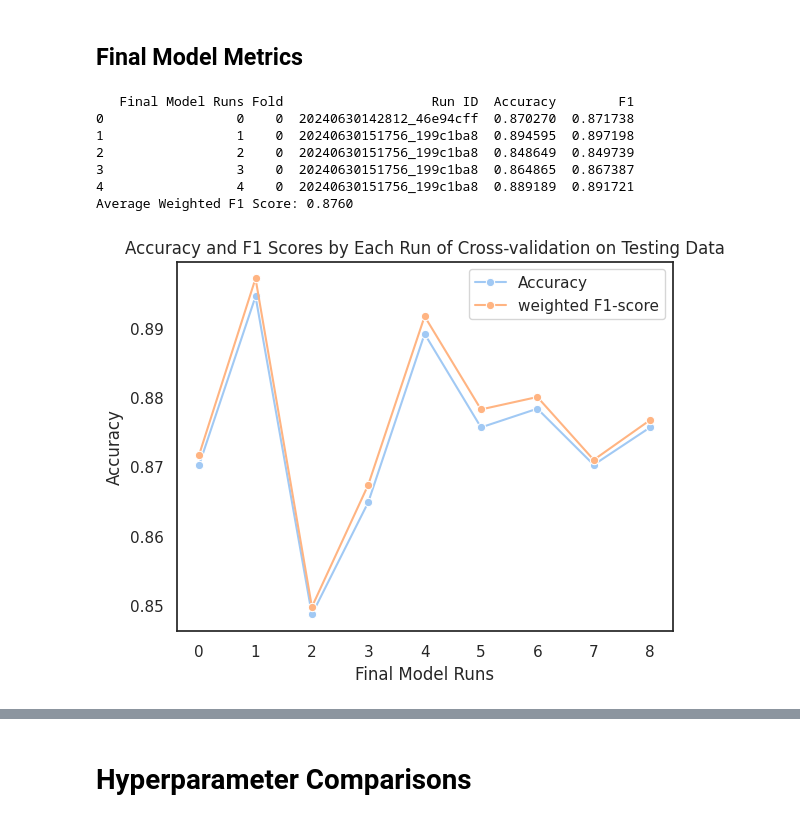
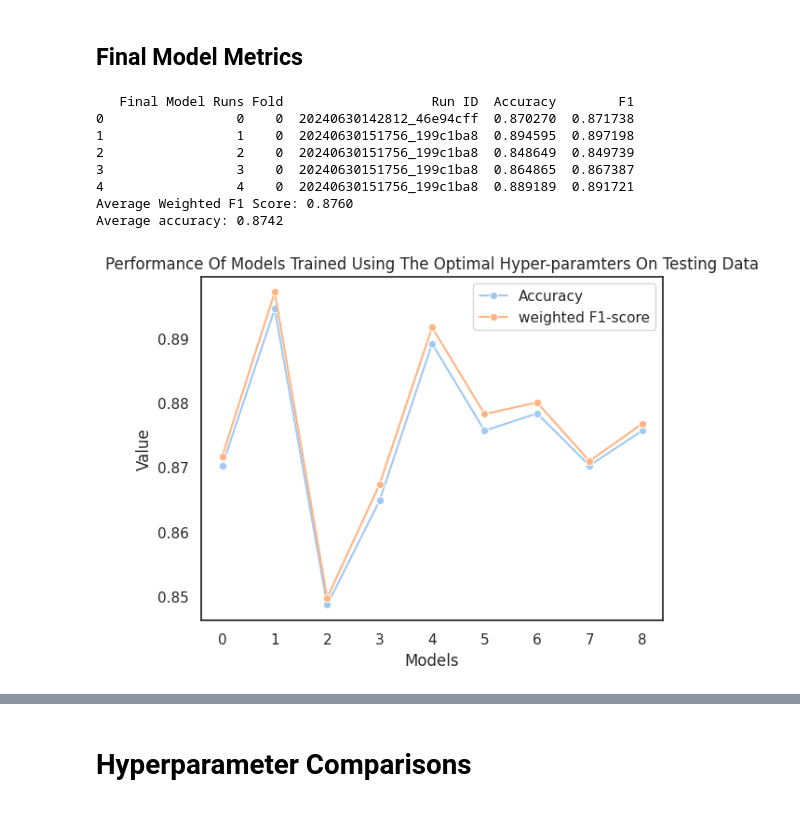
Before and after one commit to kikisprdx/NN_Semester_Project, a Jupyter notebook: NN_Kikis_Data.ipynb, the cells around one changed output, grey strips where cells are left out. Saved outputs shown, nothing was run; the diff lists cells and outputs as text; code cells hidden in the pictures.

```diff
--- a/NN_Kikis_Data.ipynb
+++ b/NN_Kikis_Data.ipynb
@@ -221,34 +230,38 @@ Average Weighted F1 Score: 0.8500
 # %%
 def get_metrics_final_model(run_ids):
     df = pd.read_csv("data/fold_results.csv")
     df_final_models = df[df['Final Model'] == 1]
     df_filtered = df_final_models[df_final_models['Run ID'].isin(run_ids)]
     accuracy_data = df_filtered[['Fold', 'Run ID', 'Accuracy', 'F1']]
 
     accuracy_data = accuracy_data.reset_index(drop=True).reset_index()
     accuracy_data = accuracy_data.rename(columns={'index': 'Final Model Runs'})
 
     return accuracy_data
 
 
 accuracy_data = get_metrics_final_model(matching_run_ids)
 print(accuracy_data.head(5))
 sns.lineplot(x='Final Model Runs', y='Accuracy', data=accuracy_data, marker='o', label='Accuracy')
 sns.lineplot(x='Final Model Runs', y='F1', data=accuracy_data, marker='o', label='weighted F1-score')
-plt.title('Accuracy and F1 Scores by Each Run of Cross-validation on Testing Data')
+plt.title('Performance Of Models Trained Using The Optimal Hyper-paramters On Testing Data')
+plt.ylabel('Value')
+plt.xlabel('Models')
 
-# Calculate and print the average F1 score
 average_f1 = accuracy_data['F1'].mean()
 print(f"Average Weighted F1 Score: {average_f1:.4f}")
+average_a = accuracy_data['Accuracy'].mean()
+print(f"Average accuracy: {average_a:.4f}")
 # %% [output]
    Final Model Runs Fold                   Run ID  Accuracy        F1
 0                 0    0  20240630142812_46e94cff  0.870270  0.871738
 1                 1    0  20240630151756_199c1ba8  0.894595  0.897198
 2                 2    0  20240630151756_199c1ba8  0.848649  0.849739
 3                 3    0  20240630151756_199c1ba8  0.864865  0.867387
 4                 4    0  20240630151756_199c1ba8  0.889189  0.891721
 Average Weighted F1 Score: 0.8760
+Average accuracy: 0.8742
-[figure, old version]
+[figure, new version]
 # %%
 import pandas as pd
 import seaborn as sns
```
Also changed, not shown: parts of 7 cells of this notebook, 2 other files.
